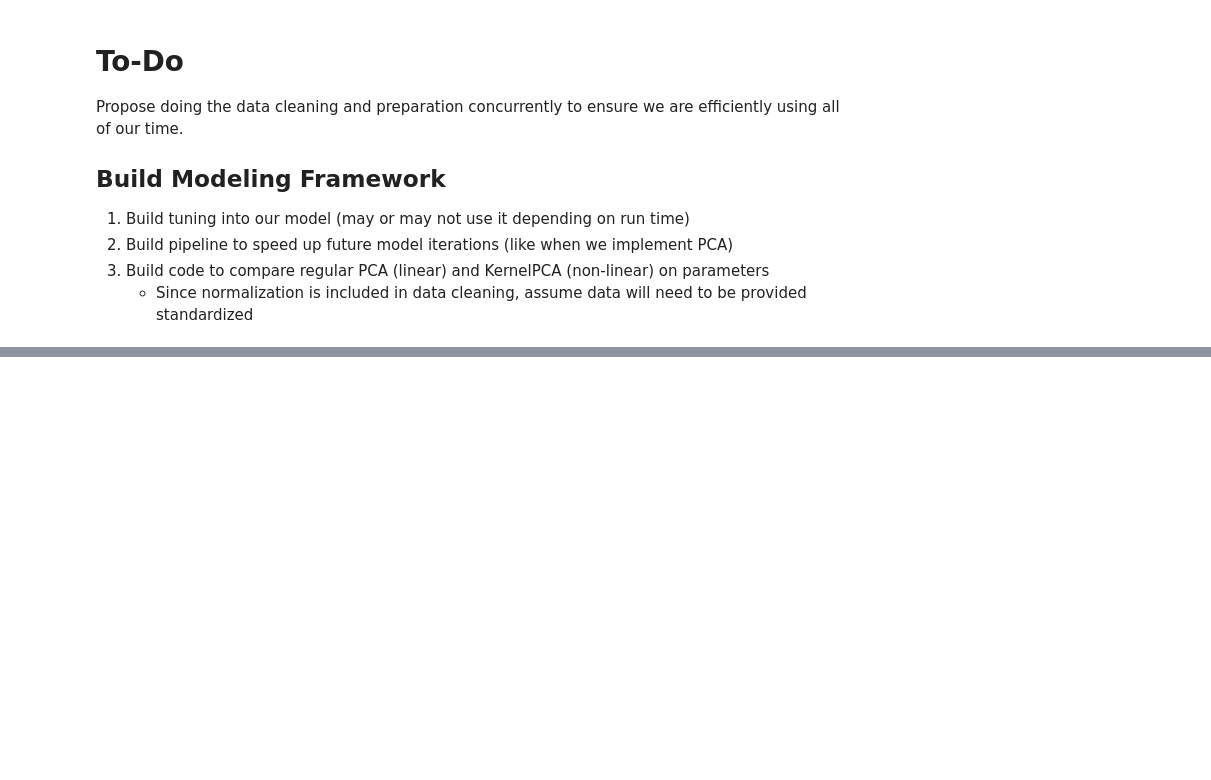
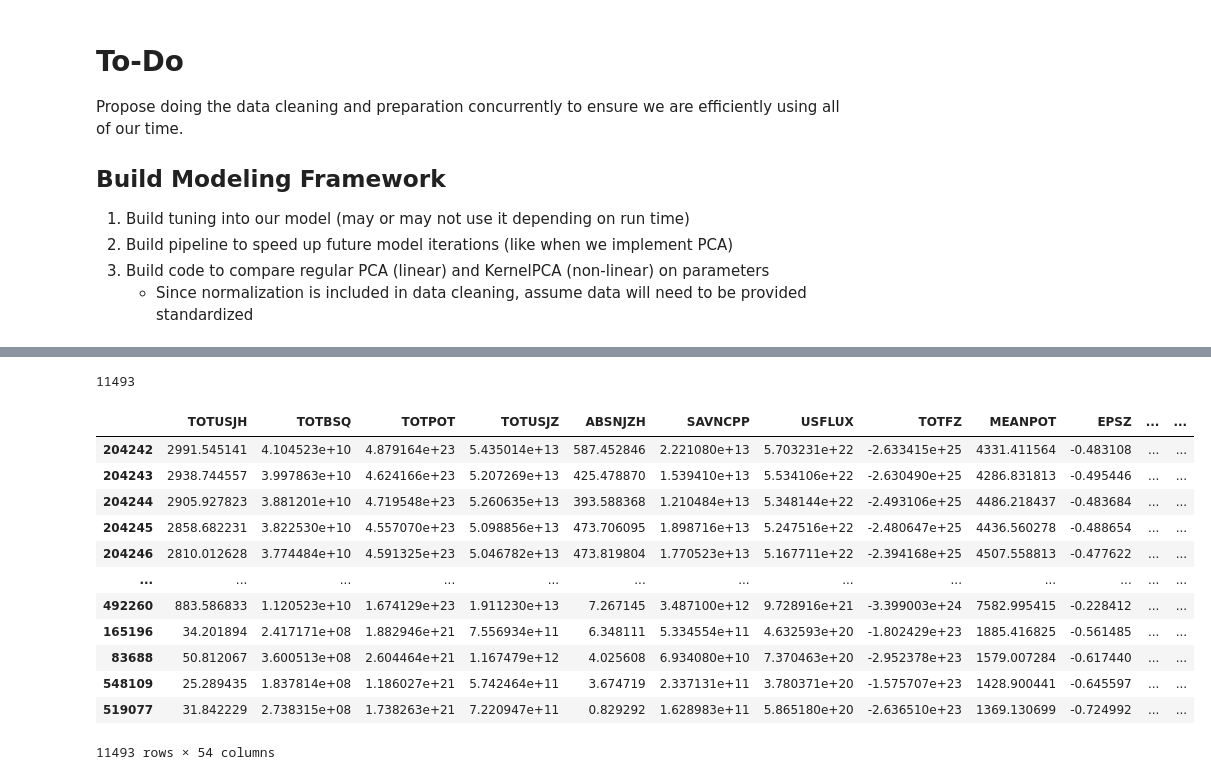
Before and after one commit to kbarbre/DS6050-SolarFlarePrediction, a Jupyter notebook: InitialDataExploration.ipynb, the cells around one changed output, grey strips where cells are left out. Cells and saved outputs as stored; diff of their text form; code cells hidden in the pictures; blank space fills up the shorter version.

```diff
--- a/InitialDataExploration.ipynb
+++ b/InitialDataExploration.ipynb
@@ -106,2 +109,2 @@ Propose doing the data cleaning and preparation concurrently to ensure we are ef
 # %%
-flares_data["Timestamp"] = [datetime.strptime(date, "%Y-%m-%d %H:%M:%S") for date in flares_data["Timestamp"]]
+flares_data["Timestamp"] = pd.to_datetime(flares_data["Timestamp"], format="%Y-%m-%d %H:%M:%S")
@@ -129,0 +111,10 @@ len(continuous_range)
+# %%
+flares_data.sort_values(by="Timestamp", inplace=True)
+# %%
+test = flares_data.loc[flares_data["Timestamp"] == "2013-10-22 14:00:00"]
+
+for column in test.columns:
+    if test.loc[:,column].iloc[0] == test.loc[:,column].iloc[1]:
+        print(f"{column} column contains the same data for both rows...")
+    else:
+        print(f"{column} column data is different...")
@@ -224,0 +777,23 @@ Propose doing the data cleaning and preparation concurrently to ensure we are ef
+# %%
+with open("data2014.pkl", "rb") as file:
+    test = pickle.load(file)
+# %%
+len(test)
+# %% [output]
+11493
+# %%
+test
+# %% [output]
+|  | TOTUSJH | TOTBSQ | TOTPOT | TOTUSJZ | ABSNJZH | SAVNCPP | USFLUX | TOTFZ | MEANPOT | EPSZ | ... | ... |
+| 204242 | 2991.545141 | 4.104523e+10 | 4.879164e+23 | 5.435014e+13 | 587.452846 | 2.221080e+13 | 5.703231e+22 | -2.633415e+25 | 4331.411564 | -0.483108 | ... | ... |
+| 204243 | 2938.744557 | 3.997863e+10 | 4.624166e+23 | 5.207269e+13 | 425.478870 | 1.539410e+13 | 5.534106e+22 | -2.630490e+25 | 4286.831813 | -0.495446 | ... | ... |
+| 204244 | 2905.927823 | 3.881201e+10 | 4.719548e+23 | 5.260635e+13 | 393.588368 | 1.210484e+13 | 5.348144e+22 | -2.493106e+25 | 4486.218437 | -0.483684 | ... | ... |
+| 204245 | 2858.682231 | 3.822530e+10 | 4.557070e+23 | 5.098856e+13 | 473.706095 | 1.898716e+13 | 5.247516e+22 | -2.480647e+25 | 4436.560278 | -0.488654 | ... | ... |
+| 204246 | 2810.012628 | 3.774484e+10 | 4.591325e+23 | 5.046782e+13 | 473.819804 | 1.770523e+13 | 5.167711e+22 | -2.394168e+25 | 4507.558813 | -0.477622 | ... | ... |
+| ... | ... | ... | ... | ... | ... | ... | ... | ... | ... | ... | ... | ... |
+| 492260 | 883.586833 | 1.120523e+10 | 1.674129e+23 | 1.911230e+13 | 7.267145 | 3.487100e+12 | 9.728916e+21 | -3.399003e+24 | 7582.995415 | -0.228412 | ... | ... |
+| 165196 | 34.201894 | 2.417171e+08 | 1.882946e+21 | 7.556934e+11 | 6.348111 | 5.334554e+11 | 4.632593e+20 | -1.802429e+23 | 1885.416825 | -0.561485 | ... | ... |
+| 83688 | 50.812067 | 3.600513e+08 | 2.604464e+21 | 1.167479e+12 | 4.025608 | 6.934080e+10 | 7.370463e+20 | -2.952378e+23 | 1579.007284 | -0.617440 | ... | ... |
+| 548109 | 25.289435 | 1.837814e+08 | 1.186027e+21 | 5.742464e+11 | 3.674719 | 2.337131e+11 | 3.780371e+20 | -1.575707e+23 | 1428.900441 | -0.645597 | ... | ... |
+| 519077 | 31.842229 | 2.738315e+08 | 1.738263e+21 | 7.220947e+11 | 0.829292 | 1.628983e+11 | 5.865180e+20 | -2.636510e+23 | 1369.130699 | -0.724992 | ... | ... |
+11493 rows × 54 columns
```
Also changed, not shown: parts of 84 cells of this notebook, 4 other files.
